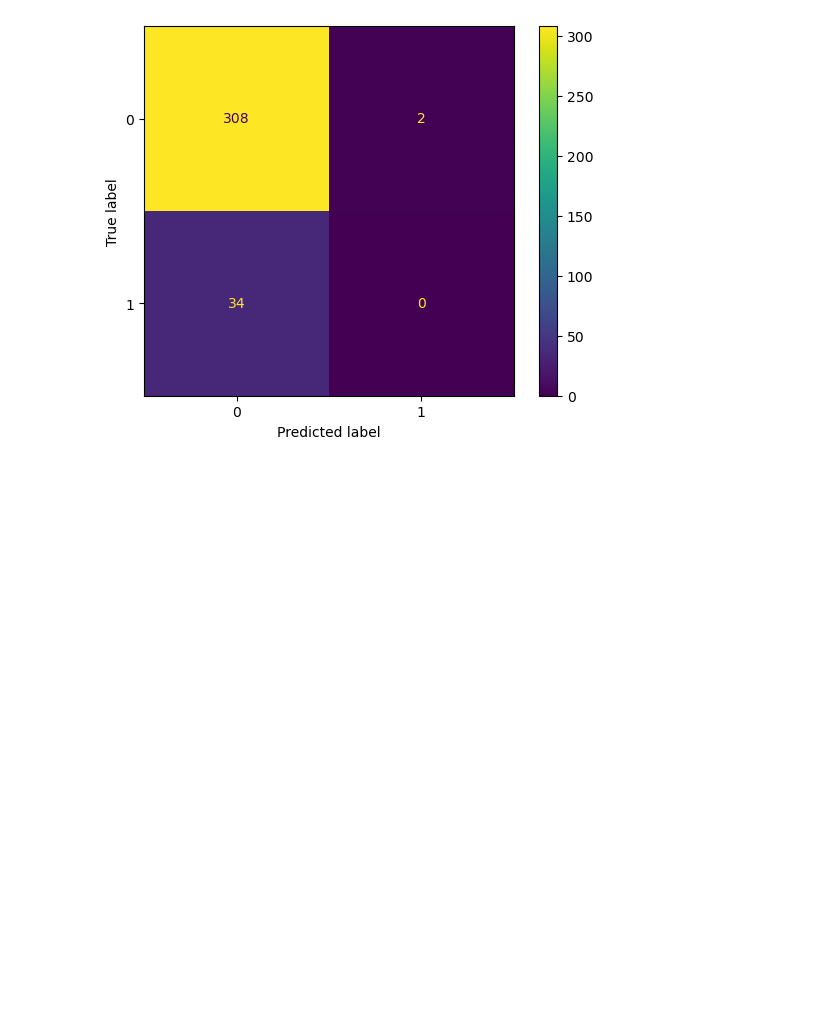
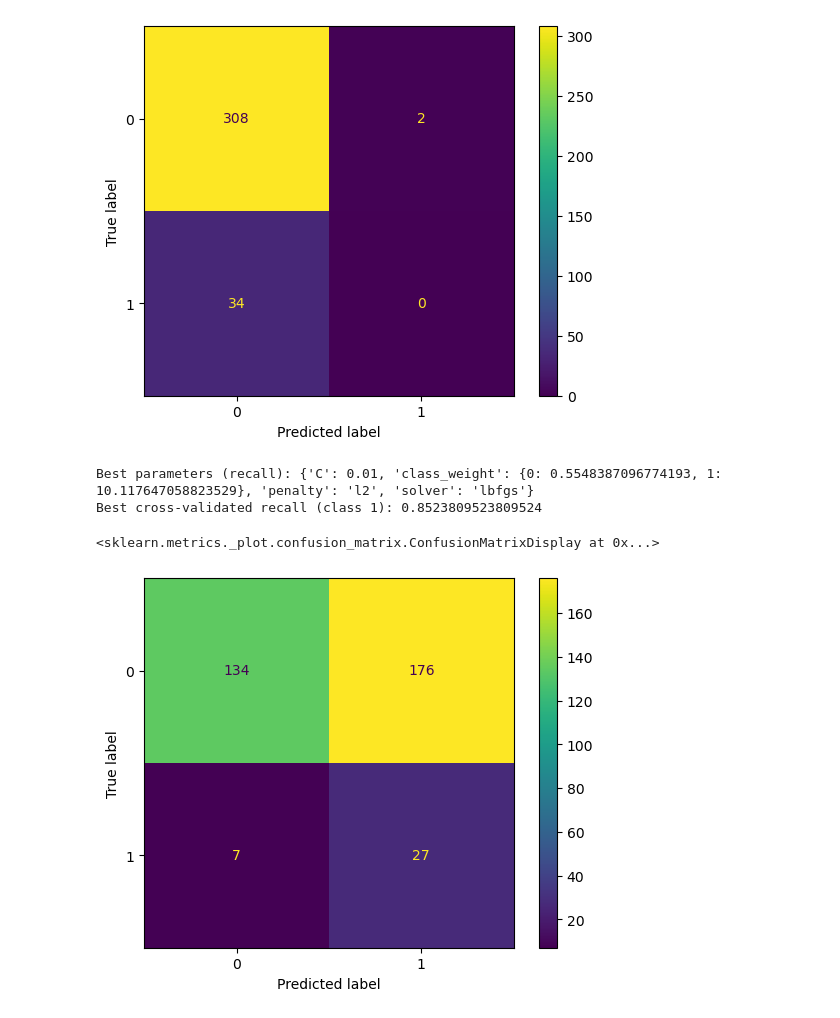
Before and after one commit to DeMeyerRobin/IndustryProject-BariatricSurgeryG1, a Jupyter notebook: first_analytics.ipynb, the cells around one changed output. Saved outputs shown, nothing was run; the diff lists cells and outputs as text; code cells hidden in the pictures; blank space fills up the shorter version.

Commit message:
grid_search_models

```diff
--- a/first_analytics.ipynb
+++ b/first_analytics.ipynb
@@ -178,7 +178,7 @@ param_grid = {
 }
 
 # Initialize logistic regression (do not set class_weight here)
-logreg_gs = LogisticRegression(max_iter=5000)
+logreg_gs = LogisticRegression(max_iter=8000)
 
 # Set up GridSearchCV
 grid_search = GridSearchCV(
@@ -214,3 +214,36 @@ disp_cv.plot()
 # %% [output]
 <sklearn.metrics._plot.confusion_matrix.ConfusionMatrixDisplay at 0x...>
 [figure]
+# %%
+# Redo grid search with 'recall' for class 1 as the scoring metric
+grid_search_recall = GridSearchCV(
+    estimator=logreg_gs,
+    param_grid=param_grid,
+    scoring='recall',  # This will use recall for the positive class (class 1)
+    cv=5,
+    n_jobs=-1
+)
+
+grid_search_recall.fit(core_X_data, core_Y_data.values.ravel())
+
+print("Best parameters (recall):", grid_search_recall.best_params_)
+print("Best cross-validated recall (class 1):", grid_search_recall.best_score_)
+# %% [output]
+Best parameters (recall): {'C': 0.01, 'class_weight': {0: 0.5548387096774193, 1: 10.117647058823529}, 'penalty': 'l2', 'solver': 'lbfgs'}
+Best cross-validated recall (class 1): 0.8523809523809524
+# %%
+from sklearn.model_selection import cross_val_predict
+from sklearn.metrics import confusion_matrix, ConfusionMatrixDisplay
+
+# Get cross-validated predictions
+y_pred_cv = cross_val_predict(grid_search_recall, core_X_data, core_Y_data.values.ravel(), cv=10)
+
+# Compute confusion matrix
+cm_cv = confusion_matrix(core_Y_data.values.ravel(), y_pred_cv)
+
+# Display confusion matrix
+disp_cv = ConfusionMatrixDisplay(confusion_matrix=cm_cv)
+disp_cv.plot()
+# %% [output]
+<sklearn.metrics._plot.confusion_matrix.ConfusionMatrixDisplay at 0x...>
+[figure, added]
```
